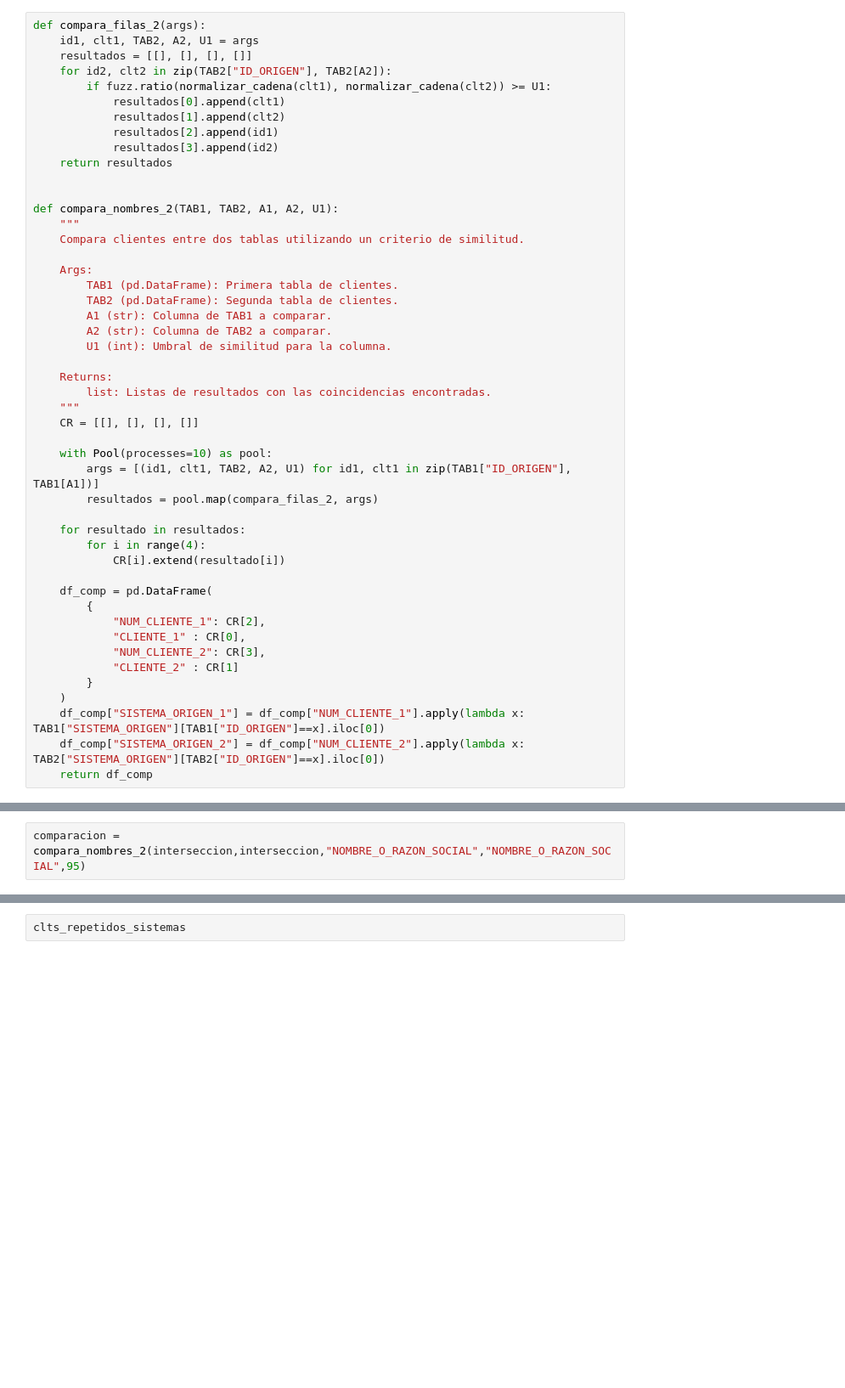
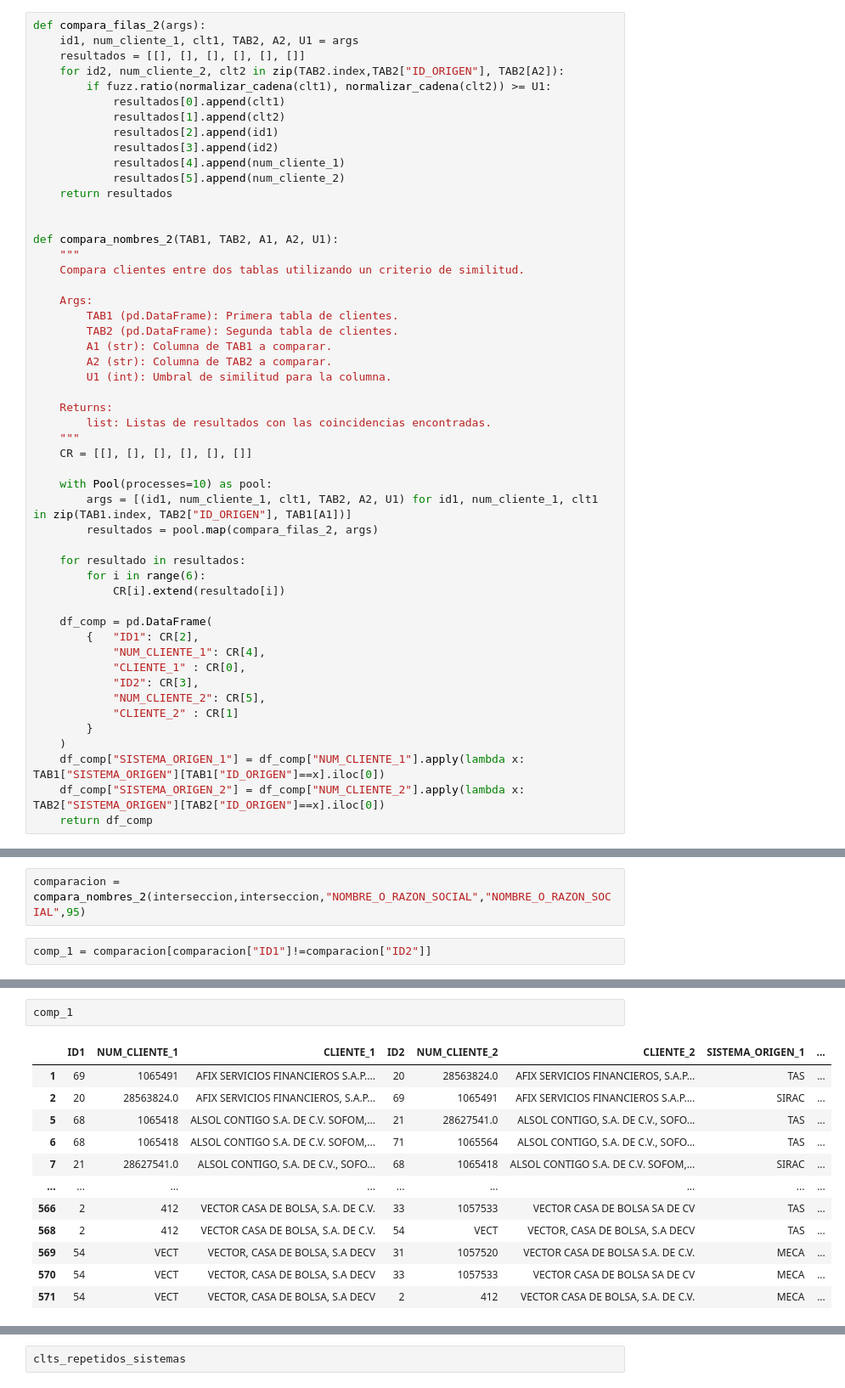
Before and after one commit to Ale1726/clientes_eda, a Jupyter notebook: tab_final.ipynb, the cells around one changed output, grey strips where cells are left out. Shown at 85% size. Drawn from its saved outputs; the diff is of its cells as text; blank space fills up the shorter version.

```diff
--- a/tab_final.ipynb
+++ b/tab_final.ipynb
@@ -285,14 +284,16 @@ grouped_df_tas[grouped_df_tas["ID_ORIGEN"]==102]
 # Clientes repetidos
 # %%
 def compara_filas_2(args):
-    id1, clt1, TAB2, A2, U1 = args
-    resultados = [[], [], [], []]
-    for id2, clt2 in zip(TAB2["ID_ORIGEN"], TAB2[A2]):
+    id1, num_cliente_1, clt1, TAB2, A2, U1 = args
+    resultados = [[], [], [], [], [], []]
+    for id2, num_cliente_2, clt2 in zip(TAB2.index,TAB2["ID_ORIGEN"], TAB2[A2]):
         if fuzz.ratio(normalizar_cadena(clt1), normalizar_cadena(clt2)) >= U1:
             resultados[0].append(clt1)
             resultados[1].append(clt2)
             resultados[2].append(id1)
             resultados[3].append(id2)
+            resultados[4].append(num_cliente_1)
+            resultados[5].append(num_cliente_2)
     return resultados
 
 
@@ -310,21 +311,22 @@ def compara_nombres_2(TAB1, TAB2, A1, A2, U1):
     Returns:
         list: Listas de resultados con las coincidencias encontradas.
     """
-    CR = [[], [], [], []]
+    CR = [[], [], [], [], [], []]
 
     with Pool(processes=10) as pool:
-        args = [(id1, clt1, TAB2, A2, U1) for id1, clt1 in zip(TAB1["ID_ORIGEN"], TAB1[A1])]
+        args = [(id1, num_cliente_1, clt1, TAB2, A2, U1) for id1, num_cliente_1, clt1 in zip(TAB1.index, TAB2["ID_ORIGEN"], TAB1[A1])]
         resultados = pool.map(compara_filas_2, args)
 
     for resultado in resultados:
-        for i in range(4):
+        for i in range(6):
             CR[i].extend(resultado[i])
 
     df_comp = pd.DataFrame(
-        {
-            "NUM_CLIENTE_1": CR[2],
+        {   "ID1": CR[2],
+            "NUM_CLIENTE_1": CR[4],
             "CLIENTE_1" : CR[0],
-            "NUM_CLIENTE_2": CR[3],
+            "ID2": CR[3],
+            "NUM_CLIENTE_2": CR[5],
             "CLIENTE_2" : CR[1]
         }
     )
@@ -336,3 +338,5 @@ lista_clt_rep = [grouped_df_meca,grouped_df_sims,grouped_df_sipe,grouped_df_sira
 interseccion = pd.concat(lista_clt_rep).sort_values(by="NOMBRE_O_RAZON_SOCIAL")
 # %%
 comparacion = compara_nombres_2(interseccion,interseccion,"NOMBRE_O_RAZON_SOCIAL","NOMBRE_O_RAZON_SOCIAL",95)
+# %%
+comp_1 = comparacion[comparacion["ID1"]!=comparacion["ID2"]]
@@ -338,0 +458,15 @@ comparacion = compara_nombres_2(interseccion,interseccion,"NOMBRE_O_RAZON_SOCIAL
+# %%
+comp_1
+# %% [output]
+|  | ID1 | NUM_CLIENTE_1 | CLIENTE_1 | ID2 | NUM_CLIENTE_2 | CLIENTE_2 | SISTEMA_ORIGEN_1 | ... |
+| 1 | 69 | 1065491 | AFIX SERVICIOS FINANCIEROS S.A.P.... | 20 | 28563824.0 | AFIX SERVICIOS FINANCIEROS, S.A.P... | TAS | ... |
+| 2 | 20 | 28563824.0 | AFIX SERVICIOS FINANCIEROS, S.A.P... | 69 | 1065491 | AFIX SERVICIOS FINANCIEROS S.A.P.... | SIRAC | ... |
+| 5 | 68 | 1065418 | ALSOL CONTIGO S.A. DE C.V. SOFOM,... | 21 | 28627541.0 | ALSOL CONTIGO, S.A. DE C.V., SOFO... | TAS | ... |
+| 6 | 68 | 1065418 | ALSOL CONTIGO S.A. DE C.V. SOFOM,... | 71 | 1065564 | ALSOL CONTIGO, S.A. DE C.V., SOFO... | TAS | ... |
+| 7 | 21 | 28627541.0 | ALSOL CONTIGO, S.A. DE C.V., SOFO... | 68 | 1065418 | ALSOL CONTIGO S.A. DE C.V. SOFOM,... | SIRAC | ... |
+| ... | ... | ... | ... | ... | ... | ... | ... | ... |
+| 566 | 2 | 412 | VECTOR CASA DE BOLSA, S.A. DE C.V. | 33 | 1057533 | VECTOR CASA DE BOLSA SA DE CV | TAS | ... |
+| 568 | 2 | 412 | VECTOR CASA DE BOLSA, S.A. DE C.V. | 54 | VECT | VECTOR, CASA DE BOLSA, S.A DECV | TAS | ... |
+| 569 | 54 | VECT | VECTOR, CASA DE BOLSA, S.A DECV | 31 | 1057520 | VECTOR CASA DE BOLSA S.A. DE C.V. | MECA | ... |
+| 570 | 54 | VECT | VECTOR, CASA DE BOLSA, S.A DECV | 33 | 1057533 | VECTOR CASA DE BOLSA SA DE CV | MECA | ... |
+| 571 | 54 | VECT | VECTOR, CASA DE BOLSA, S.A DECV | 2 | 412 | VECTOR CASA DE BOLSA, S.A. DE C.V. | MECA | ... |
```
Also changed, not shown: parts of 18 cells of this notebook, 3 other files.
